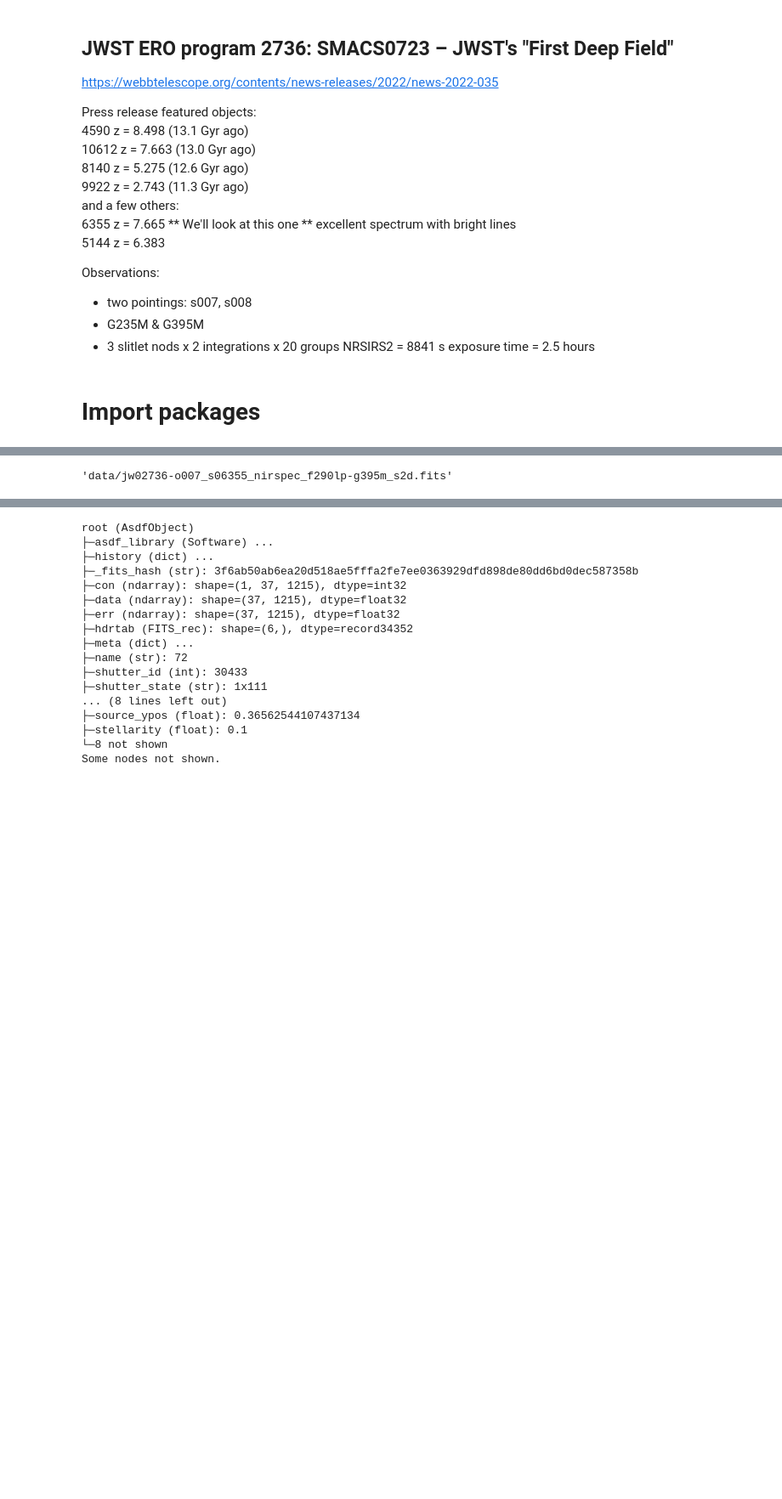
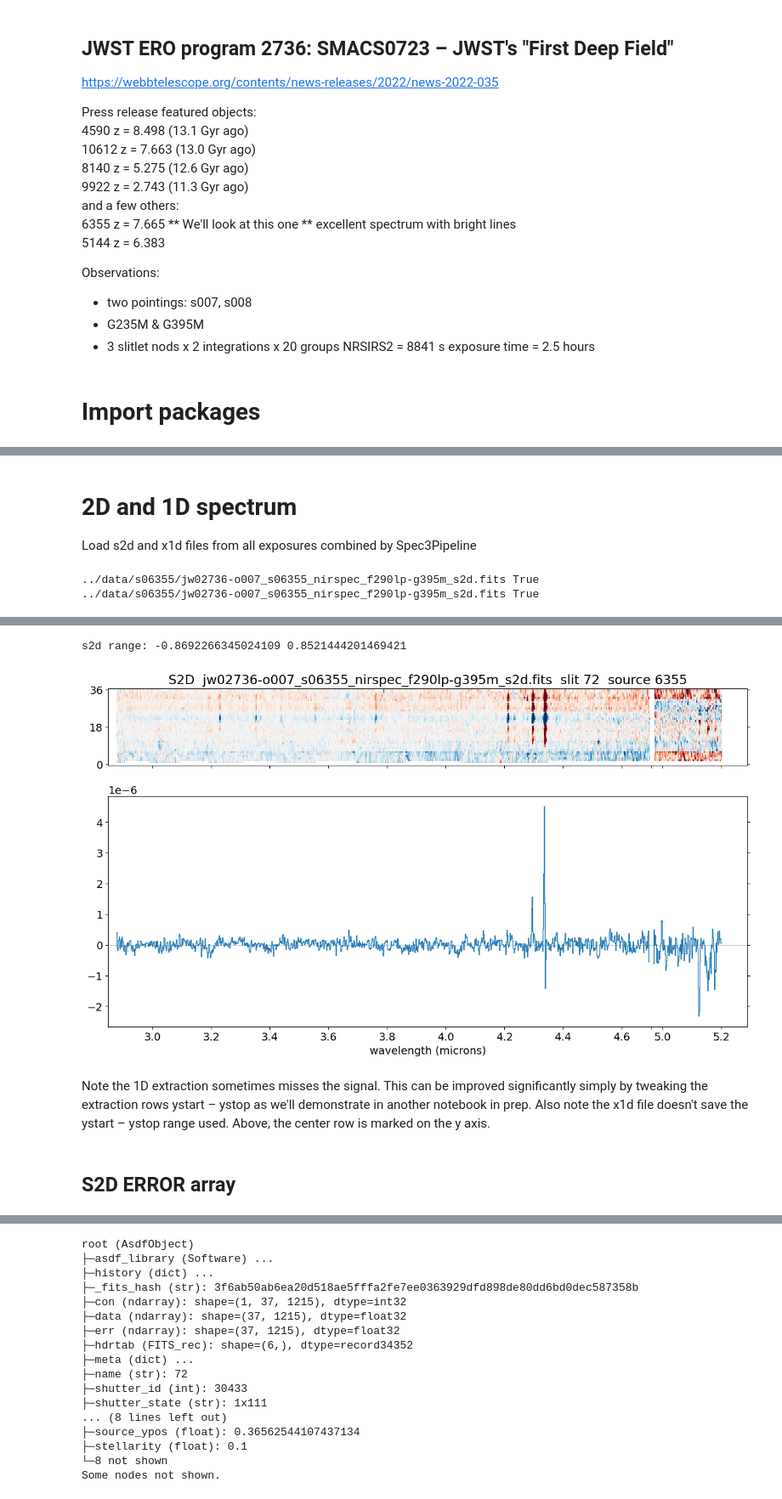
Before and after one commit to dancoe/NIRSpec, a Jupyter notebook: NIRSpec MOS data s2d x1d.ipynb, the cells around one changed output, grey strips where cells are left out. Shown: that part at 85% size. Drawn from its saved outputs; the diff is of its cells as text; code cells hidden in the pictures; blank space fills up the shorter version.

Commit message:
diverging colormap; datamodel contents

```diff
--- a/NIRSpec MOS data s2d x1d.ipynb
+++ b/NIRSpec MOS data s2d x1d.ipynb
@@ -48,3 +56,7 @@ from astropy.visualization import simple_norm, ImageNormalize, AsinhStretch, Man
+# %%
+cmap = 'RdBu'
+bad_lum = 0.88
+bad_color = bad_lum, bad_lum, bad_lum
 # %%
 import jwst
 from jwst import datamodels
@@ -53,9 +63,16 @@ from jwst import datamodels
-# %%
-# source_id = 6355  # z = 7.655 excellent spectrum w/ bright lines; even better than 10612 z = 7.663 in press release
-
-data_dir = 'data'
-s2d_file = 'jw02736-o007_s06355_nirspec_f290lp-g395m_s2d.fits'
-s2d_file = os.path.join(data_dir, s2d_file)
-s2d_file
-# %% [output]
-'data/jw02736-o007_s06355_nirspec_f290lp-g395m_s2d.fits'
+# %% [markdown]
+# 2D and 1D spectrum
+
+Load s2d and x1d files from all exposures combined by Spec3Pipeline
+# %%
+source_id = 6355
+data_dir = os.path.join('../data', 's%05d' % source_id)
+s2d_file = 'jw02736-o007_s06355_nirspec_f290lp-g395m_s2d.fits'
+s2d_file = os.path.join(data_dir, s2d_file)
+print(s2d_file, os.path.exists(s2d_file))
+
+x1d_file = s2d_file.replace('s2d', 'x1d')
+print(s2d_file, os.path.exists(s2d_file))
+# %% [output]
+../data/s06355/jw02736-o007_s06355_nirspec_f290lp-g395m_s2d.fits True
+../data/s06355/jw02736-o007_s06355_nirspec_f290lp-g395m_s2d.fits True
@@ -61,0 +180,3 @@ s2d_file
+# %%
+show_MOS_spectrum(s2d_model, x1d_model, source_id) # , cmap=cmap, bad_color=bad_color)
+# %% [output]
@@ -61,0 +185,6 @@ s2d_file
+s2d range: -0.8692266345024109 0.8521444201469421
+[figure, added]
+# %% [markdown]
+Note the 1D extraction sometimes misses the signal. This can be improved significantly simply by tweaking the extraction rows ystart – ystop as we'll demonstrate in another notebook in prep. Also note the x1d file doesn't save the ystart – ystop range used. Above, the center row is marked on the y axis.
+# %% [markdown]
+## S2D ERROR array
```
Also changed, not shown: parts of 26 cells of this notebook.
